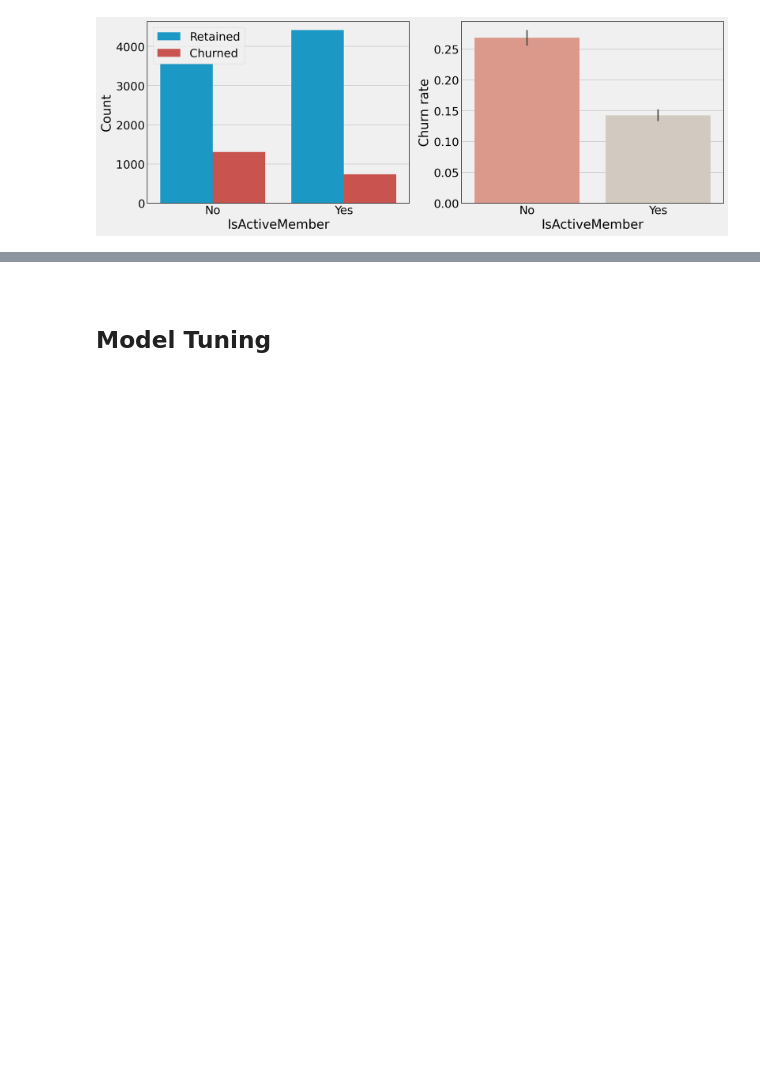
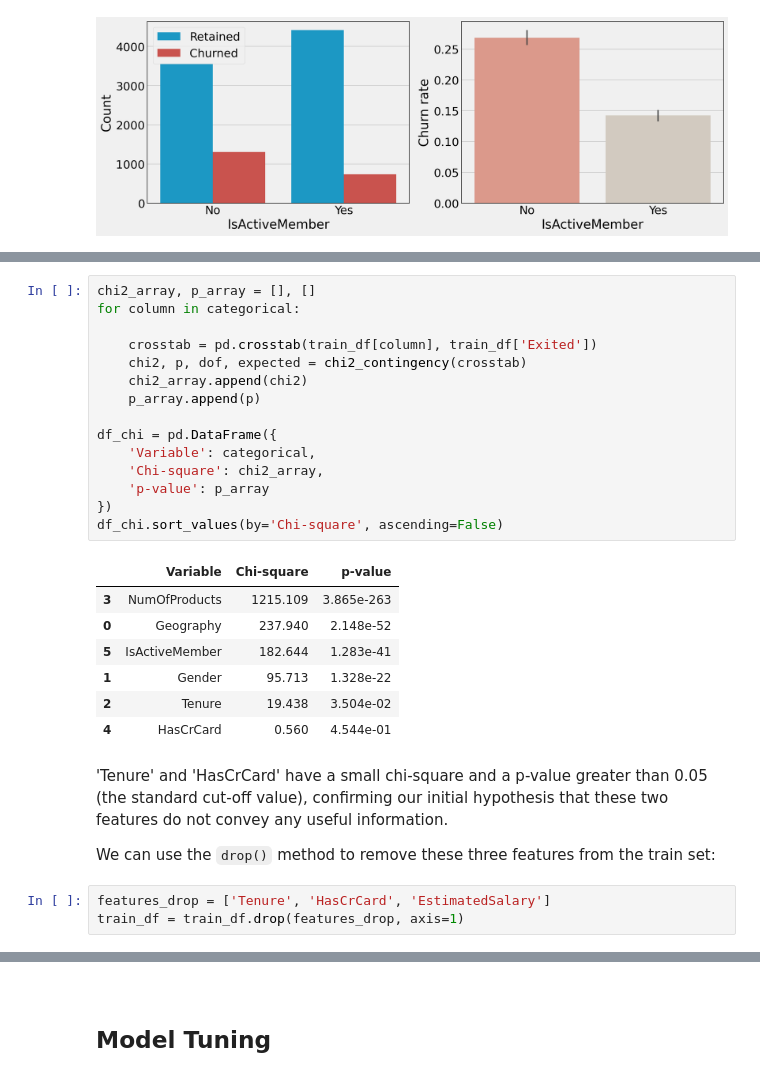
Before and after one commit to KOrfanakis/Predicting_Customer_Churn_Classification, a Jupyter notebook: Analysis_Notebook.ipynb, the cells around one changed output, grey strips where cells are left out. Saved outputs shown, nothing was run; the diff lists cells and outputs as text; blank space fills up the shorter version.

```diff
--- a/Analysis_Notebook.ipynb
+++ b/Analysis_Notebook.ipynb
@@ -542,0 +539,30 @@ It is not a surprise that inactive customers are more likely to churn. A signifi
+# %%
+chi2_array, p_array = [], []
+for column in categorical:
+
+    crosstab = pd.crosstab(train_df[column], train_df['Exited'])
+    chi2, p, dof, expected = chi2_contingency(crosstab)
+    chi2_array.append(chi2)
+    p_array.append(p)
+
+df_chi = pd.DataFrame({
+    'Variable': categorical,
+    'Chi-square': chi2_array,
+    'p-value': p_array
+})
+df_chi.sort_values(by='Chi-square', ascending=False)
+# %% [output]
+|  | Variable | Chi-square | p-value |
+| 3 | NumOfProducts | 1215.109 | 3.865e-263 |
+| 0 | Geography | 237.940 | 2.148e-52 |
+| 5 | IsActiveMember | 182.644 | 1.283e-41 |
+| 1 | Gender | 95.713 | 1.328e-22 |
+| 2 | Tenure | 19.438 | 3.504e-02 |
+| 4 | HasCrCard | 0.560 | 4.544e-01 |
+# %% [markdown]
+'Tenure' and 'HasCrCard' have a small chi-square and a p-value greater than 0.05 (the standard cut-off value), confirming our initial hypothesis that these two features do not convey any useful information.
+
+We can use the `drop()` method to remove these three features from the train set:
+# %%
+features_drop = ['Tenure', 'HasCrCard', 'EstimatedSalary']
+train_df = train_df.drop(features_drop, axis=1)
```
Also changed, not shown: parts of 25 cells of this notebook.
